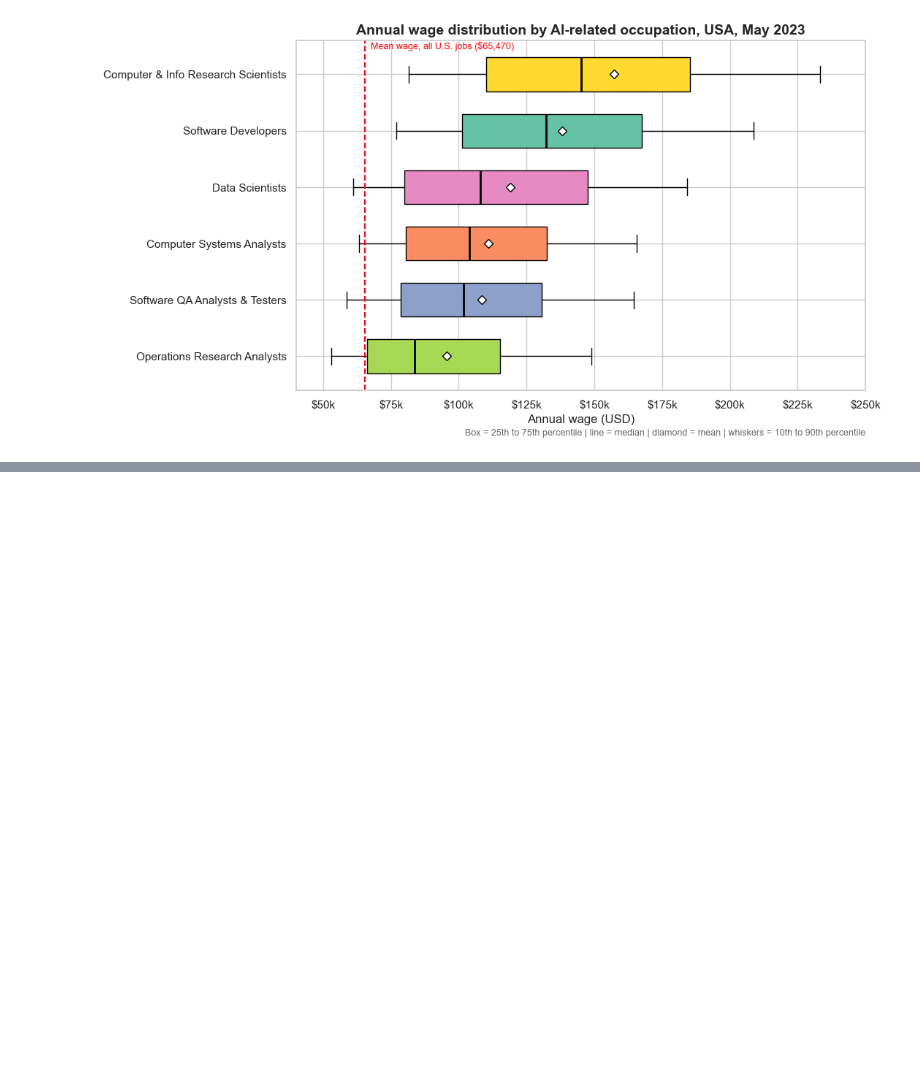
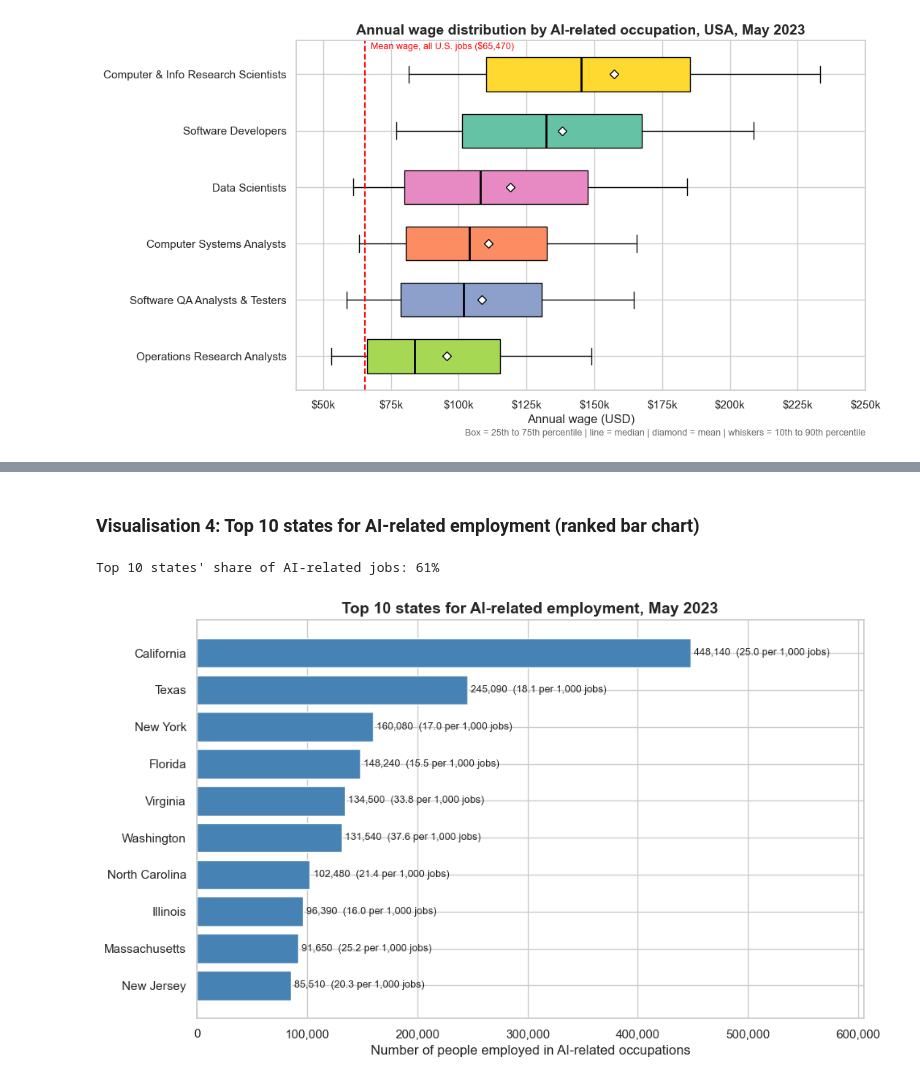
Before and after one commit to Enne08/ai-employment-analysis, a Jupyter notebook: ai_employment_analysis.ipynb, the cells around one changed output, grey strips where cells are left out. Saved outputs shown, nothing was run; the diff lists cells and outputs as text; code cells hidden in the pictures; blank space fills up the shorter version.

Commit message:
Add ranked bar chart of top 10 states for AI jobs

```diff
--- a/ai_employment_analysis.ipynb
+++ b/ai_employment_analysis.ipynb
@@ -383,3 +383,29 @@ plt.show()
 - **Computer & Information Research Scientists**, the group closest to AI research, earn the most (median **$145,080**), and their top 10% earn over **$233,000**.
 - **Data Scientists** have a median of **$108,020** but a mean of **$119,040**. Because the mean is higher than the median, a group of very high earners is pulling the average up. Their wages are also very spread out ($61k to $184k), which probably reflects the gap between junior analysts and experienced machine-learning specialists.
 - Operations Research Analysts are the lowest paid of the six (median **$83,640**), even though their work is mathematically similar to data science.
+# %% [markdown]
+### Visualisation 4: Top 10 states for AI-related employment (ranked bar chart)
+# %%
+state_totals = (states.groupby(["AREA_TITLE", "PRIM_STATE"])
+                .agg(AI_JOBS=("TOT_EMP", "sum"), AI_PER_1000=("JOBS_1000", "sum"))
+                .reset_index())
+
+top10 = state_totals.sort_values("AI_JOBS", ascending=False).head(10)
+print(f"Top 10 states' share of AI-related jobs: {top10['AI_JOBS'].sum() / state_totals['AI_JOBS'].sum():.0%}")
+
+data = top10.sort_values("AI_JOBS")
+fig, ax = plt.subplots(figsize=(10, 6))
+bars = ax.barh(data["AREA_TITLE"], data["AI_JOBS"], color="steelblue")
+for bar, per1000 in zip(bars, data["AI_PER_1000"]):
+    ax.text(bar.get_width() + 3000, bar.get_y() + bar.get_height() / 2,
+            f"{bar.get_width():,.0f}  ({per1000:.1f} per 1,000 jobs)", va="center", fontsize=9)
+
+ax.set_title("Top 10 states for AI-related employment, May 2023", fontsize=14, weight="bold")
+ax.set_xlabel("Number of people employed in AI-related occupations")
+ax.xaxis.set_major_formatter(mticker.StrMethodFormatter("{x:,.0f}"))
+ax.set_xlim(0, data["AI_JOBS"].max() * 1.35)
+plt.tight_layout()
+plt.show()
+# %% [output]
+Top 10 states' share of AI-related jobs: 61%
+[figure, added]
```
